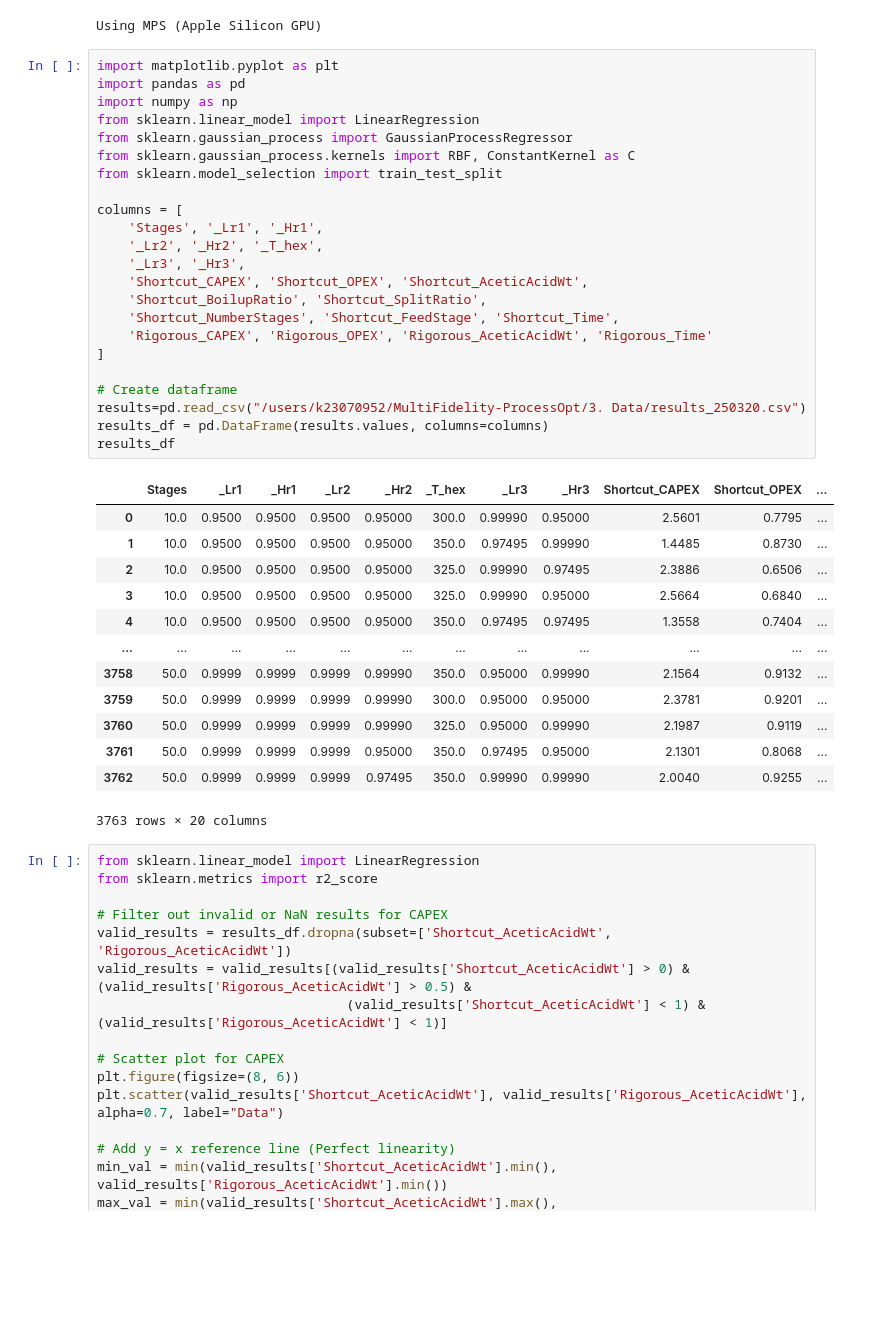
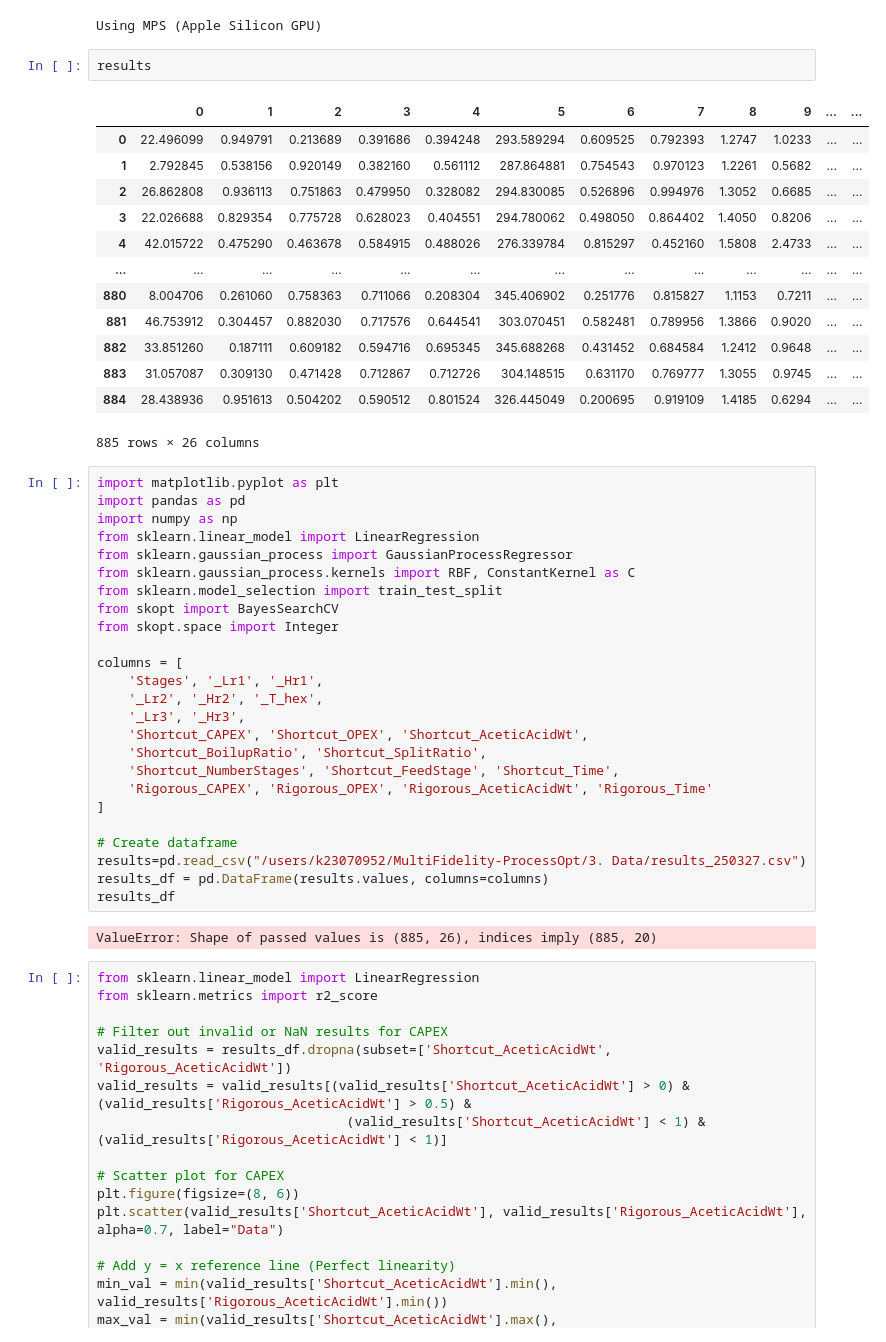
Before and after one commit to jaewook-lee4014/MultiFidelity-ProcessOpt, a Jupyter notebook: 4. Modelling/transfer_learning.ipynb, the cells around one changed output. Drawn from its saved outputs; the diff is of its cells as text; blank space fills up the shorter version.

```diff
--- a/4. Modelling/transfer_learning.ipynb
+++ b/4. Modelling/transfer_learning.ipynb
@@ -14,6 +14,22 @@ else:
 import torch
 # %% [output]
 Using MPS (Apple Silicon GPU)
+# %%
+results
+# %% [output]
+|  | 0 | 1 | 2 | 3 | 4 | 5 | 6 | 7 | 8 | 9 | ... | ... |
+| 0 | 22.496099 | 0.949791 | 0.213689 | 0.391686 | 0.394248 | 293.589294 | 0.609525 | 0.792393 | 1.2747 | 1.0233 | ... | ... |
+| 1 | 2.792845 | 0.538156 | 0.920149 | 0.382160 | 0.561112 | 287.864881 | 0.754543 | 0.970123 | 1.2261 | 0.5682 | ... | ... |
+| 2 | 26.862808 | 0.936113 | 0.751863 | 0.479950 | 0.328082 | 294.830085 | 0.526896 | 0.994976 | 1.3052 | 0.6685 | ... | ... |
+| 3 | 22.026688 | 0.829354 | 0.775728 | 0.628023 | 0.404551 | 294.780062 | 0.498050 | 0.864402 | 1.4050 | 0.8206 | ... | ... |
+| 4 | 42.015722 | 0.475290 | 0.463678 | 0.584915 | 0.488026 | 276.339784 | 0.815297 | 0.452160 | 1.5808 | 2.4733 | ... | ... |
+| ... | ... | ... | ... | ... | ... | ... | ... | ... | ... | ... | ... | ... |
+| 880 | 8.004706 | 0.261060 | 0.758363 | 0.711066 | 0.208304 | 345.406902 | 0.251776 | 0.815827 | 1.1153 | 0.7211 | ... | ... |
+| 881 | 46.753912 | 0.304457 | 0.882030 | 0.717576 | 0.644541 | 303.070451 | 0.582481 | 0.789956 | 1.3866 | 0.9020 | ... | ... |
+| 882 | 33.851260 | 0.187111 | 0.609182 | 0.594716 | 0.695345 | 345.688268 | 0.431452 | 0.684584 | 1.2412 | 0.9648 | ... | ... |
+| 883 | 31.057087 | 0.309130 | 0.471428 | 0.712867 | 0.712726 | 304.148515 | 0.631170 | 0.769777 | 1.3055 | 0.9745 | ... | ... |
+| 884 | 28.438936 | 0.951613 | 0.504202 | 0.590512 | 0.801524 | 326.445049 | 0.200695 | 0.919109 | 1.4185 | 0.6294 | ... | ... |
+885 rows × 26 columns
 # %%
 import matplotlib.pyplot as plt
 import pandas as pd
@@ -22,6 +38,8 @@ from sklearn.linear_model import LinearRegression
 from sklearn.gaussian_process import GaussianProcessRegressor
 from sklearn.gaussian_process.kernels import RBF, ConstantKernel as C
 from sklearn.model_selection import train_test_split
+from skopt import BayesSearchCV
+from skopt.space import Integer
 
 columns = [
     'Stages', '_Lr1', '_Hr1',
@@ -34,23 +52,11 @@ columns = [
 ]
 
 # Create dataframe
-results=pd.read_csv("/users/k23070952/MultiFidelity-ProcessOpt/3. Data/results_250320.csv")
+results=pd.read_csv("/users/k23070952/MultiFidelity-ProcessOpt/3. Data/results_250327.csv")
 results_df = pd.DataFrame(results.values, columns=columns)
 results_df
 # %% [output]
-|  | Stages | _Lr1 | _Hr1 | _Lr2 | _Hr2 | _T_hex | _Lr3 | _Hr3 | Shortcut_CAPEX | Shortcut_OPEX | ... |
-| 0 | 10.0 | 0.9500 | 0.9500 | 0.9500 | 0.95000 | 300.0 | 0.99990 | 0.95000 | 2.5601 | 0.7795 | ... |
-| 1 | 10.0 | 0.9500 | 0.9500 | 0.9500 | 0.95000 | 350.0 | 0.97495 | 0.99990 | 1.4485 | 0.8730 | ... |
-| 2 | 10.0 | 0.9500 | 0.9500 | 0.9500 | 0.95000 | 325.0 | 0.99990 | 0.97495 | 2.3886 | 0.6506 | ... |
-| 3 | 10.0 | 0.9500 | 0.9500 | 0.9500 | 0.95000 | 325.0 | 0.99990 | 0.95000 | 2.5664 | 0.6840 | ... |
-| 4 | 10.0 | 0.9500 | 0.9500 | 0.9500 | 0.95000 | 350.0 | 0.97495 | 0.97495 | 1.3558 | 0.7404 | ... |
-| ... | ... | ... | ... | ... | ... | ... | ... | ... | ... | ... | ... |
-| 3758 | 50.0 | 0.9999 | 0.9999 | 0.9999 | 0.99990 | 350.0 | 0.95000 | 0.99990 | 2.1564 | 0.9132 | ... |
-| 3759 | 50.0 | 0.9999 | 0.9999 | 0.9999 | 0.99990 | 300.0 | 0.95000 | 0.95000 | 2.3781 | 0.9201 | ... |
-| 3760 | 50.0 | 0.9999 | 0.9999 | 0.9999 | 0.99990 | 325.0 | 0.95000 | 0.99990 | 2.1987 | 0.9119 | ... |
-| 3761 | 50.0 | 0.9999 | 0.9999 | 0.9999 | 0.95000 | 350.0 | 0.97495 | 0.95000 | 2.1301 | 0.8068 | ... |
-| 3762 | 50.0 | 0.9999 | 0.9999 | 0.9999 | 0.97495 | 350.0 | 0.99990 | 0.99990 | 2.0040 | 0.9255 | ... |
-3763 rows × 20 columns
+ValueError: Shape of passed values is (885, 26), indices imply (885, 20)
 # %%
 from sklearn.linear_model import LinearRegression
 from sklearn.metrics import r2_score
```
Also changed, not shown: parts of 4 cells of this notebook.
